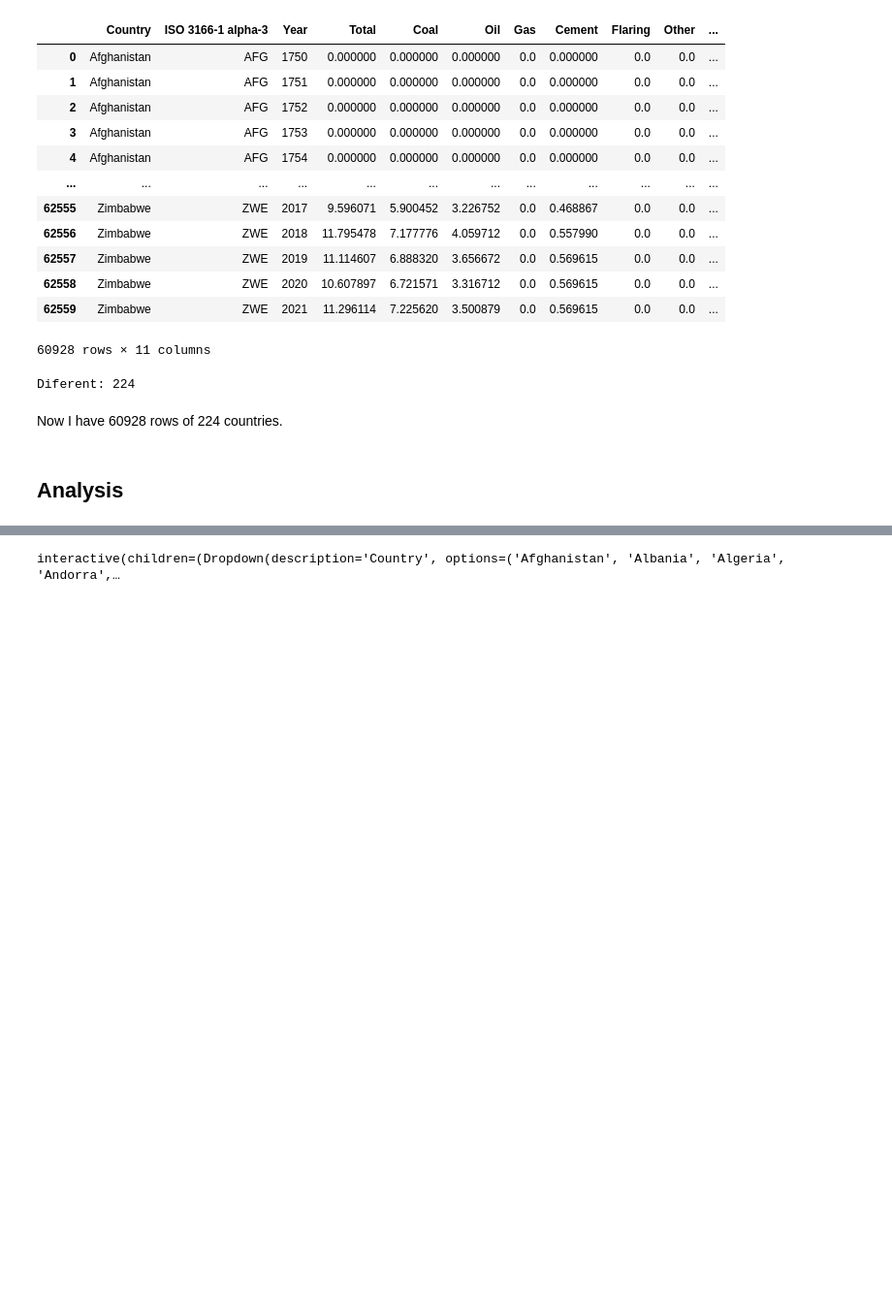
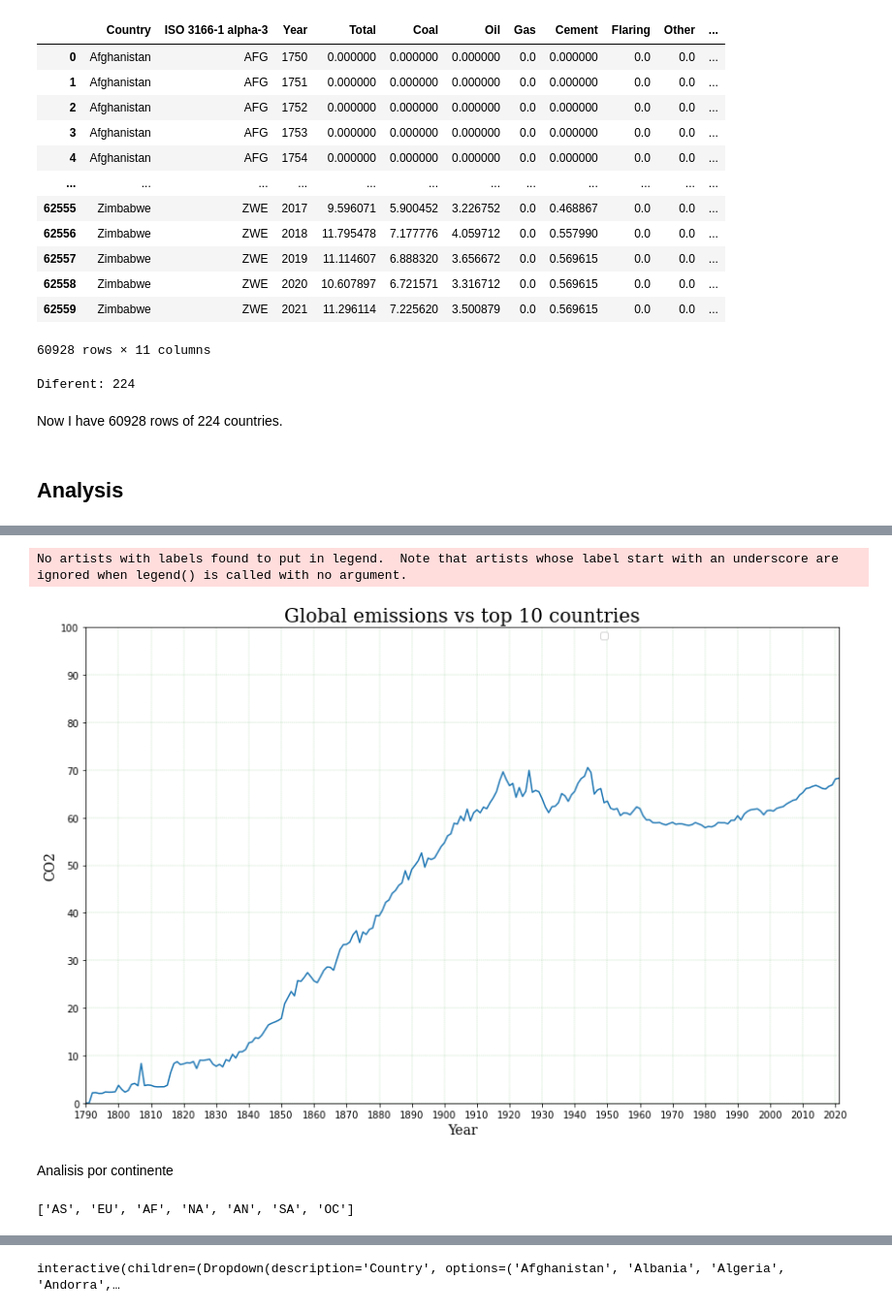
Before and after one commit to mcsebe/Emissions-by-Country, a Jupyter notebook: emissions-by-country.ipynb, the cells around one changed output, grey strips where cells are left out. Shown at 97% size. Saved outputs shown, nothing was run; the diff lists cells and outputs as text; code cells hidden in the pictures; blank space fills up the shorter version.

```diff
--- a/emissions-by-country.ipynb
+++ b/emissions-by-country.ipynb
@@ -241,0 +295,23 @@ CO2_columns = list(dataset.columns.values[3:])
+# %%
+fig, ax = plt.subplots(figsize=(12, 8), tight_layout=True, facecolor='w')
+
+percentage = (Top10_2021_total["Total"].values / Global["Total"].values * 100)[:100]
+
+ax.plot(Global['Year'], (Top10_2021_total["Total"].values / Global["Total"].values * 100))
+
+ax.set_title('Global emissions vs top 10 countries', fontsize=20, fontname='serif')
+ax.set_ylabel('CO2', fontsize=14, fontname='serif')
+ax.set_xlabel('Year', fontsize=14, fontname='serif')
+ax.set_xlim(1790, 2021)
+ax.set_ylim(0, 100)
+ax.set_yticks(range(0,101,10))
+ax.set_xticks(range(1790, 2022,10))
+ax.grid(color="g", which="major", axis='both', linestyle=':', linewidth=0.25)
+ax.legend(loc=1, ncol=5, bbox_to_anchor=(0.7, 1));
+
+plt.show()
+# %% [output]
+No artists with labels found to put in legend.  Note that artists whose label start with an underscore are ignored when legend() is called with no argument.
+[figure, added]
+# %% [markdown]
+Analisis por continente
@@ -241,0 +333,4 @@ CO2_columns = list(dataset.columns.values[3:])
+# %%
+list(dataset['Continent'].unique())
+# %% [output]
+['AS', 'EU', 'AF', 'NA', 'AN', 'SA', 'OC']
```
Also changed, not shown: parts of 17 cells of this notebook, 1 other file.
